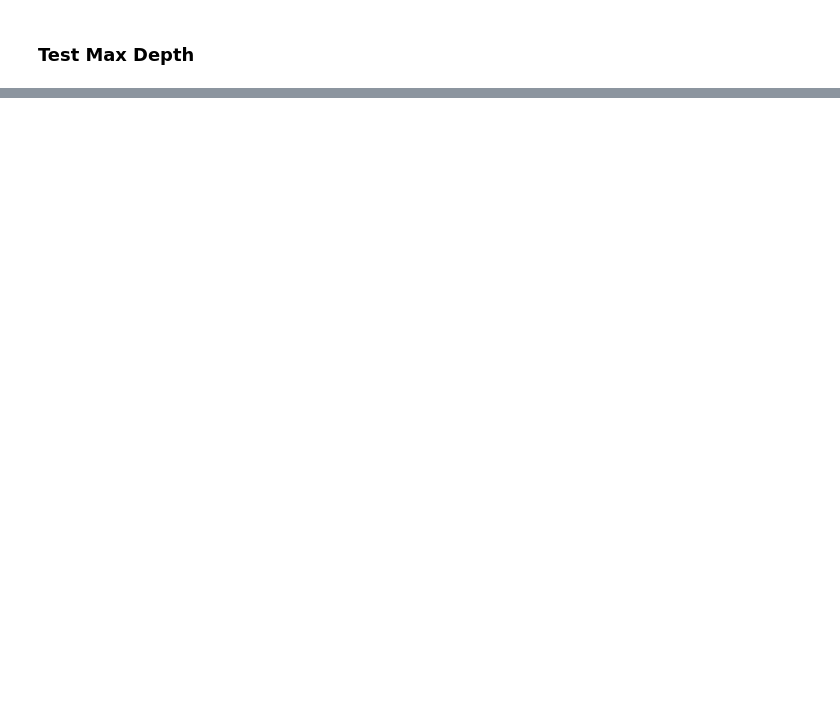
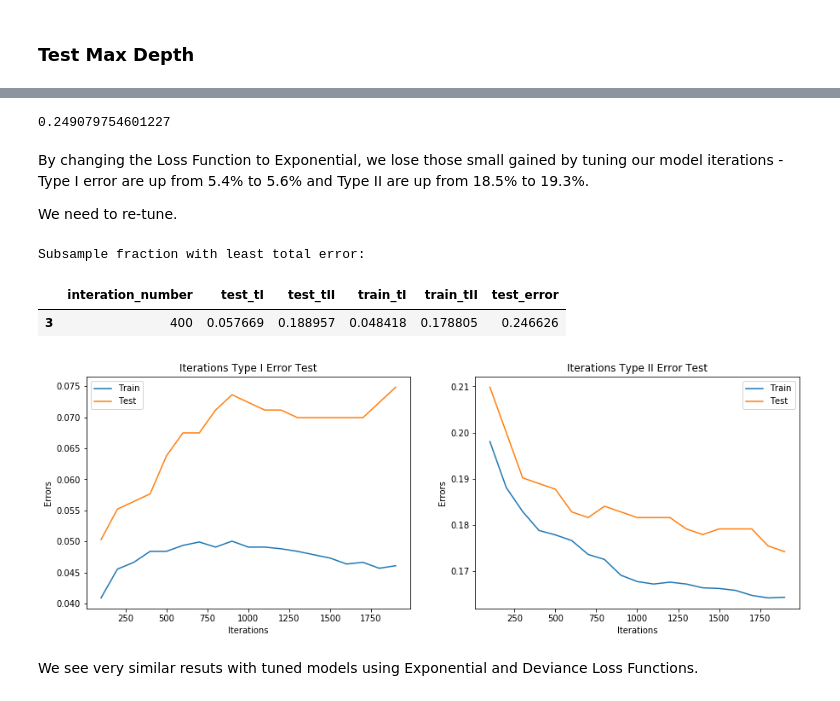
Before and after one commit to mbeckmanssf/Thinkful, a Jupyter notebook: Unit-3/5.3-Boosting.ipynb, the cells around one changed output, grey strips where cells are left out. Saved outputs shown, nothing was run; the diff lists cells and outputs as text; code cells hidden in the pictures; blank space fills up the shorter version.

Commit message:
comparing start to finish accuracy

```diff
--- a/Unit-3/5.3-Boosting.ipynb
+++ b/Unit-3/5.3-Boosting.ipynb
@@ -420,0 +653,75 @@ While the training data shows reduced errors with more depth, this is just a cas
+# %%
+test_tI_errorsE + test_tII_errorsE
+# %% [output]
+0.249079754601227
+# %% [markdown]
+By changing the Loss Function to Exponential, we lose those small gained by tuning our model iterations - Type I error are up from 5.4% to 5.6% and Type II are up from 18.5% to 19.3%.
+
+We need to re-tune.
+# %%
+#Test increase in iterations
+
+interation_results = pd.DataFrame()
+
+def iteration_fit(iterations):
+    params = {'n_estimators': iterations,
+          'max_depth': 2,
+          'loss': 'exponential'}
+    clf = ensemble.GradientBoostingClassifier(**params)
+    clf.fit(X_train, y_train)
+
+    predict_train = clf.predict(X_train)
+    predict_test = clf.predict(X_test)
+
+    # Accuracy tables.
+    table_train = pd.crosstab(y_train, predict_train, margins=True)
+    table_test = pd.crosstab(y_test, predict_test, margins=True)
+
+    train_tI_errors = table_train.loc[0.0,1.0] / table_train.loc['All','All']
+    train_tII_errors = table_train.loc[1.0,0.0] / table_train.loc['All','All']
+
+    test_tI_errors = table_test.loc[0.0,1.0]/table_test.loc['All','All']
+    test_tII_errors = table_test.loc[1.0,0.0]/table_test.loc['All','All']
+
+    data = pd.DataFrame({"interation_number": [iterations], "train_tI": [train_tI_errors], "train_tII": [train_tII_errors],
+                        "test_tI": [test_tI_errors], "test_tII": [test_tII_errors]})
+    return data
+
+appended_data = []
+test_range = np.arange(100, 2000, 100)
+for i in test_range:
+    result = iteration_fit(i)
+    appended_data.append(result)
+iteration_results = pd.concat(appended_data, ignore_index=True)
+
+iteration_results['test_error'] = iteration_results['test_tI'] + iteration_results['test_tII']
+
+print('Subsample fraction with least total error:')
+iteration_results.loc[iteration_results['test_error'] == iteration_results['test_error'].min()]
+# %% [output]
+Subsample fraction with least total error:
+|  | interation_number | test_tI | test_tII | train_tI | train_tII | test_error |
+| 3 | 400 | 0.057669 | 0.188957 | 0.048418 | 0.178805 | 0.246626 |
+# %%
+plt.figure(figsize=(15, 5))
+plt.subplot(1, 2, 1)
+plt.plot(iteration_results['interation_number'], iteration_results['train_tI'], label="Train")
+plt.plot(iteration_results['interation_number'], iteration_results['test_tI'], label="Test")
+plt.xlabel('Iterations')
+plt.ylabel('Errors')
+plt.legend(loc='best')
+plt.title('Iterations Type I Error Test')
+
+plt.subplot(1, 2, 2)
+plt.plot(iteration_results['interation_number'], iteration_results['train_tII'], label="Train")
+plt.plot(iteration_results['interation_number'], iteration_results['test_tII'], label="Test")
+plt.xlabel('Iterations')
+plt.ylabel('Errors')
+plt.legend(loc='best')
+plt.title('Iterations Type II Error Test')
+
+plt.show()
+# %% [output]
+[figure, added]
+# %% [markdown]
+We see very similar resuts with tuned models using Exponential and Deviance Loss Functions.
```
Also changed, not shown: parts of 34 cells of this notebook.
